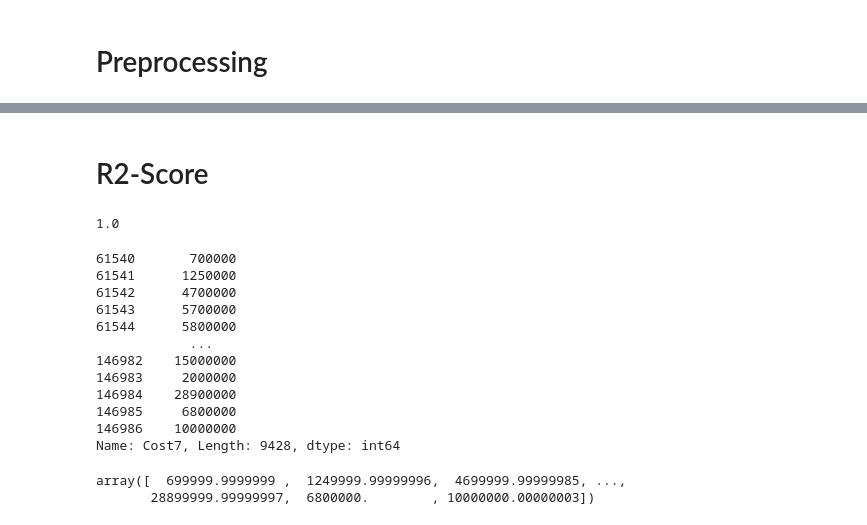
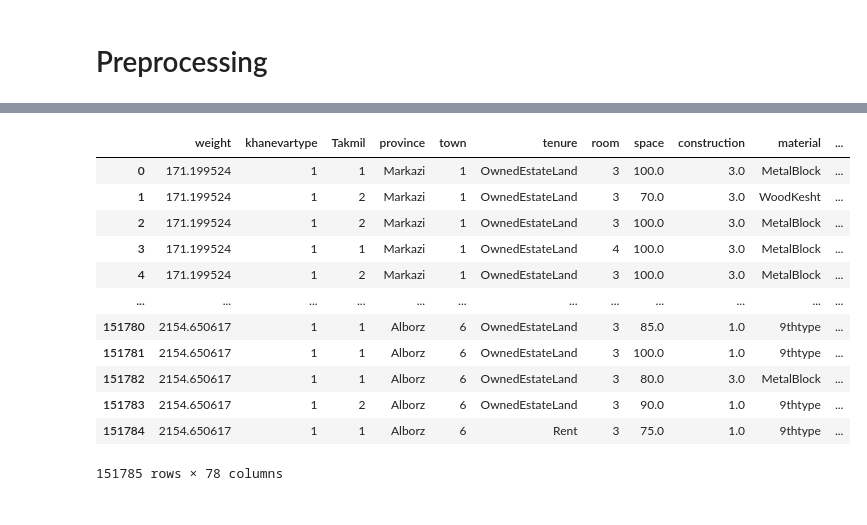
Before and after one commit to sinaaasghari/First-Try, a Jupyter notebook: Regression.ipynb, the cells around one changed output, grey strips where cells are left out. Cells and saved outputs as stored; diff of their text form; code cells hidden in the pictures.

```diff
--- a/Regression.ipynb
+++ b/Regression.ipynb
@@ -100,27 +6,18 @@ y_pred=pd.Series(reg.predict(x_test))
-# %% [markdown]
-# R2-Score
-# %%
-from sklearn.metrics import r2_score
-r2_score(y_test,y_pred)
-# %% [output]
-1.0
-# %%
-y_test
-# %% [output]
-61540       700000
-61541      1250000
-61542      4700000
-61543      5700000
-61544      5800000
-            ...
-146982    15000000
-146983     2000000
-146984    28900000
-146985     6800000
-146986    10000000
-Name: Cost7, Length: 9428, dtype: int64
-# %%
-y_pred
-# %% [output]
-array([  699999.9999999 ,  1249999.99999996,  4699999.99999985, ...,
-       28899999.99999997,  6800000.        , 10000000.00000003])
+# %%
+df=pd.read_csv('df.csv').drop(['Address','Car_Fuel','Benzin'],axis=1)
+df.Costs_sum=df.Costs_sum-df.Cost7
+df
+# %% [output]
+|  | weight | khanevartype | Takmil | province | town | tenure | room | space | construction | material | ... |
+| 0 | 171.199524 | 1 | 1 | Markazi | 1 | OwnedEstateLand | 3 | 100.0 | 3.0 | MetalBlock | ... |
+| 1 | 171.199524 | 1 | 2 | Markazi | 1 | OwnedEstateLand | 3 | 70.0 | 3.0 | WoodKesht | ... |
+| 2 | 171.199524 | 1 | 2 | Markazi | 1 | OwnedEstateLand | 3 | 100.0 | 3.0 | MetalBlock | ... |
+| 3 | 171.199524 | 1 | 1 | Markazi | 1 | OwnedEstateLand | 4 | 100.0 | 3.0 | MetalBlock | ... |
+| 4 | 171.199524 | 1 | 2 | Markazi | 1 | OwnedEstateLand | 3 | 100.0 | 3.0 | MetalBlock | ... |
+| ... | ... | ... | ... | ... | ... | ... | ... | ... | ... | ... | ... |
+| 151780 | 2154.650617 | 1 | 1 | Alborz | 6 | OwnedEstateLand | 3 | 85.0 | 1.0 | 9thtype | ... |
+| 151781 | 2154.650617 | 1 | 1 | Alborz | 6 | OwnedEstateLand | 3 | 100.0 | 1.0 | 9thtype | ... |
+| 151782 | 2154.650617 | 1 | 1 | Alborz | 6 | OwnedEstateLand | 3 | 80.0 | 3.0 | MetalBlock | ... |
+| 151783 | 2154.650617 | 1 | 2 | Alborz | 6 | OwnedEstateLand | 3 | 90.0 | 1.0 | 9thtype | ... |
+| 151784 | 2154.650617 | 1 | 1 | Alborz | 6 | Rent | 3 | 75.0 | 1.0 | 9thtype | ... |
+151785 rows × 78 columns
```
Also changed, not shown: parts of 94 cells of this notebook.
